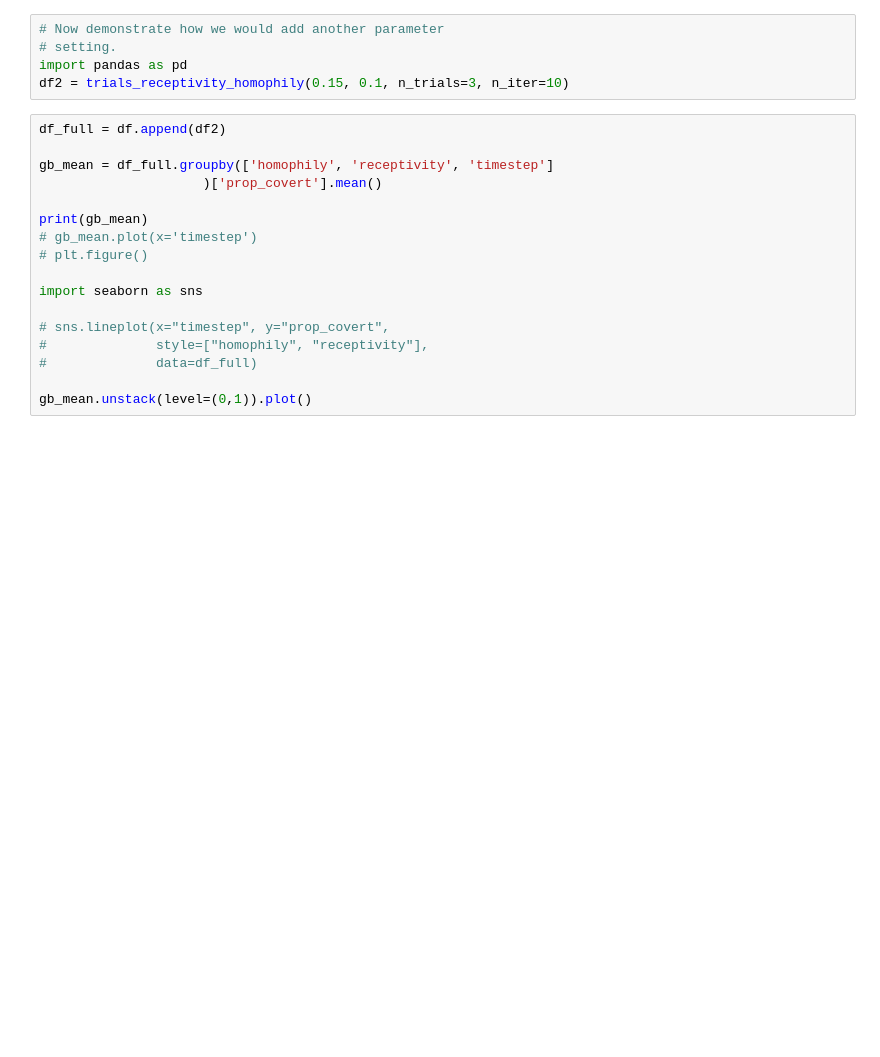
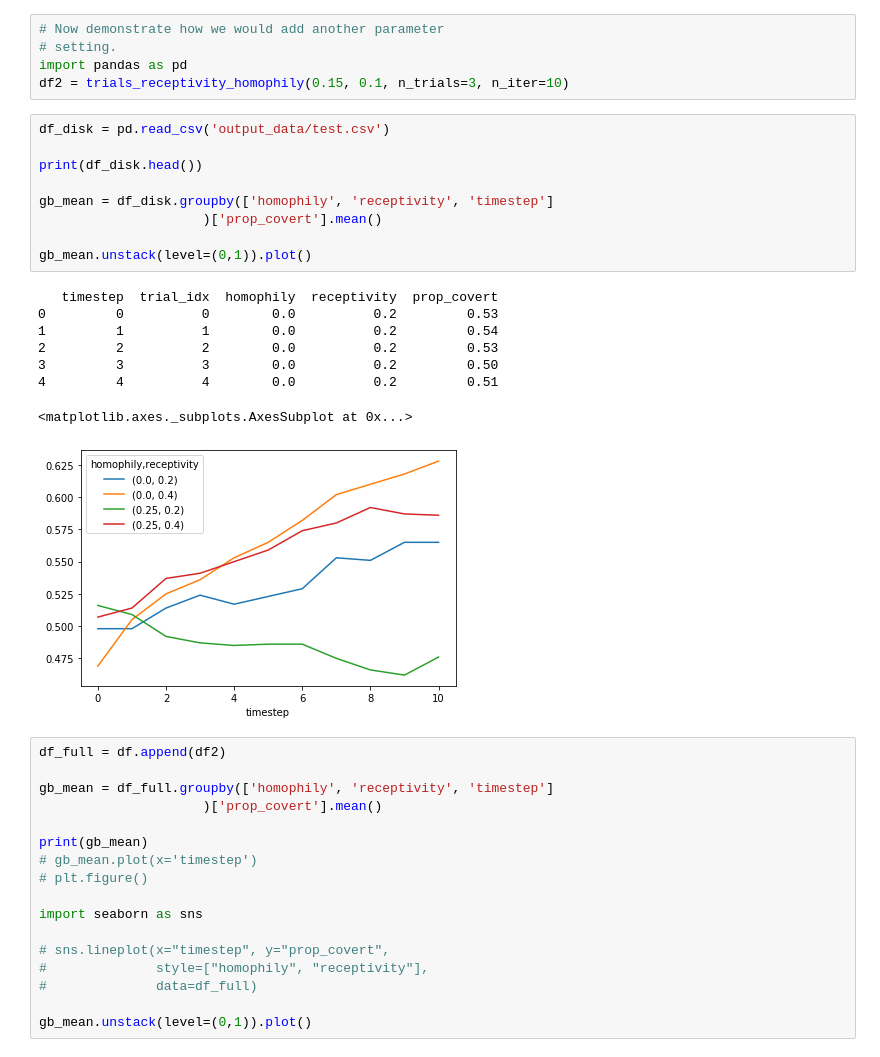
Before and after one commit to mt-digital/identity-signaling, a Jupyter notebook: Experiment development.ipynb, the cells around one changed output. Cells and saved outputs as stored; diff of their text form; blank space fills up the shorter version.

```diff
--- a/Experiment development.ipynb
+++ b/Experiment development.ipynb
@@ -267,6 +267,24 @@ Name: prop_covert, dtype: float64
 # setting.
 import pandas as pd
 df2 = trials_receptivity_homophily(0.15, 0.1, n_trials=3, n_iter=10)
+# %%
+df_disk = pd.read_csv('output_data/test.csv')
+
+print(df_disk.head())
+
+gb_mean = df_disk.groupby(['homophily', 'receptivity', 'timestep']
+                     )['prop_covert'].mean()
+
+gb_mean.unstack(level=(0,1)).plot()
+# %% [output]
+   timestep  trial_idx  homophily  receptivity  prop_covert
+0         0          0        0.0          0.2         0.53
+1         1          1        0.0          0.2         0.54
+2         2          2        0.0          0.2         0.53
+3         3          3        0.0          0.2         0.50
+4         4          4        0.0          0.2         0.51
+<matplotlib.axes._subplots.AxesSubplot at 0x...>
+[figure, added]
 # %%
 df_full = df.append(df2)
 
```
Also changed, not shown: 1 other file.
